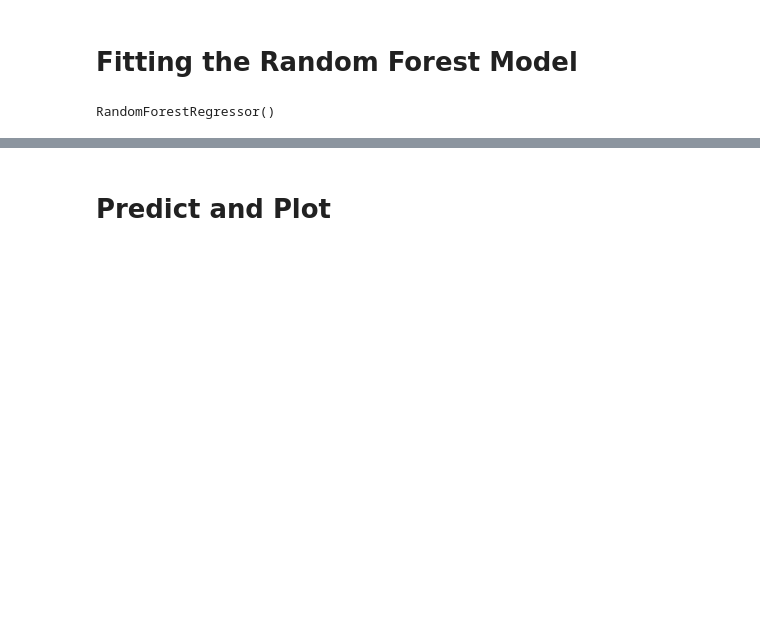
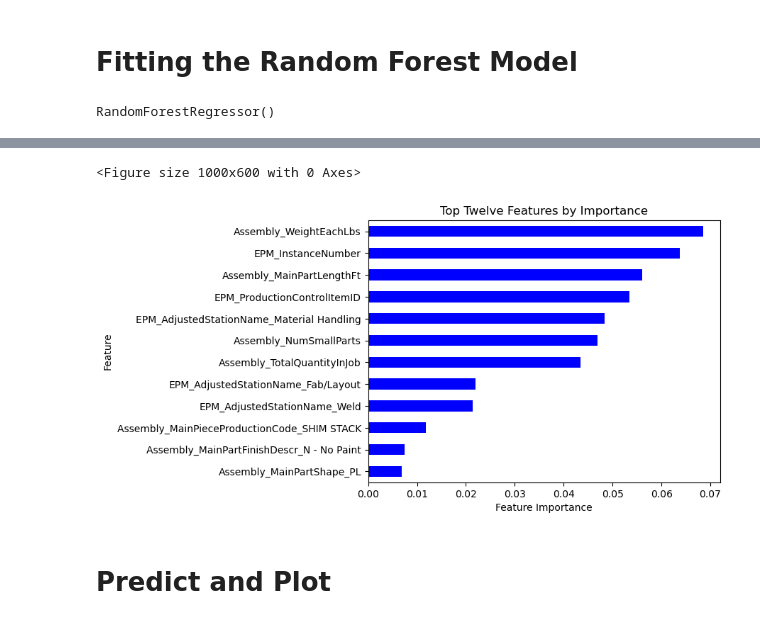
Before and after one commit to BFletchall/Project-4---Group-4---Machine-Learning, a Jupyter notebook: models/random_forest_regression_model.ipynb, the cells around one changed output, grey strips where cells are left out. Drawn from its saved outputs; the diff is of its cells as text; code cells hidden in the pictures; blank space fills up the shorter version.

```diff
--- a/models/random_forest_regression_model.ipynb
+++ b/models/random_forest_regression_model.ipynb
@@ -224,3 +224,19 @@ EPM_AdjustedStationName_Weld: 0.009695850834625677
+# %%
+plt.figure(figsize=(10, 6))
+# Exclude TimeInSeconds_ThisWorkSegment feature
+feature_importance_df = pd.DataFrame(sorted(zip(rf_clf.feature_importances_, X.columns), reverse=True))
+feature_importance_df.set_index(feature_importance_df[1], inplace=True)
+feature_importance_df.drop(columns=1, inplace=True)
+feature_importance_df.rename(columns={0:'Feature Importances'}, inplace=True)
+feature_importance_sorted = feature_importance_df.sort_values(by='Feature Importances')
+top_twelve_features = feature_importance_sorted[:-1].tail(12)  # Excluding TimeInSeconds_ThisWorkSegment and selecting the top twelve features
+top_twelve_features.plot(kind='barh', color='blue', title='Top Twelve Features by Importance', legend=False)
+plt.xlabel('Feature Importance')
+plt.ylabel('Feature')
+plt.show()
+# %% [output]
+<Figure size 1000x600 with 0 Axes>
+[figure, added]
 # %% [markdown]
 # Predict and Plot
 # %%
```
Also changed, not shown: parts of 15 cells of this notebook, 7 other files.
